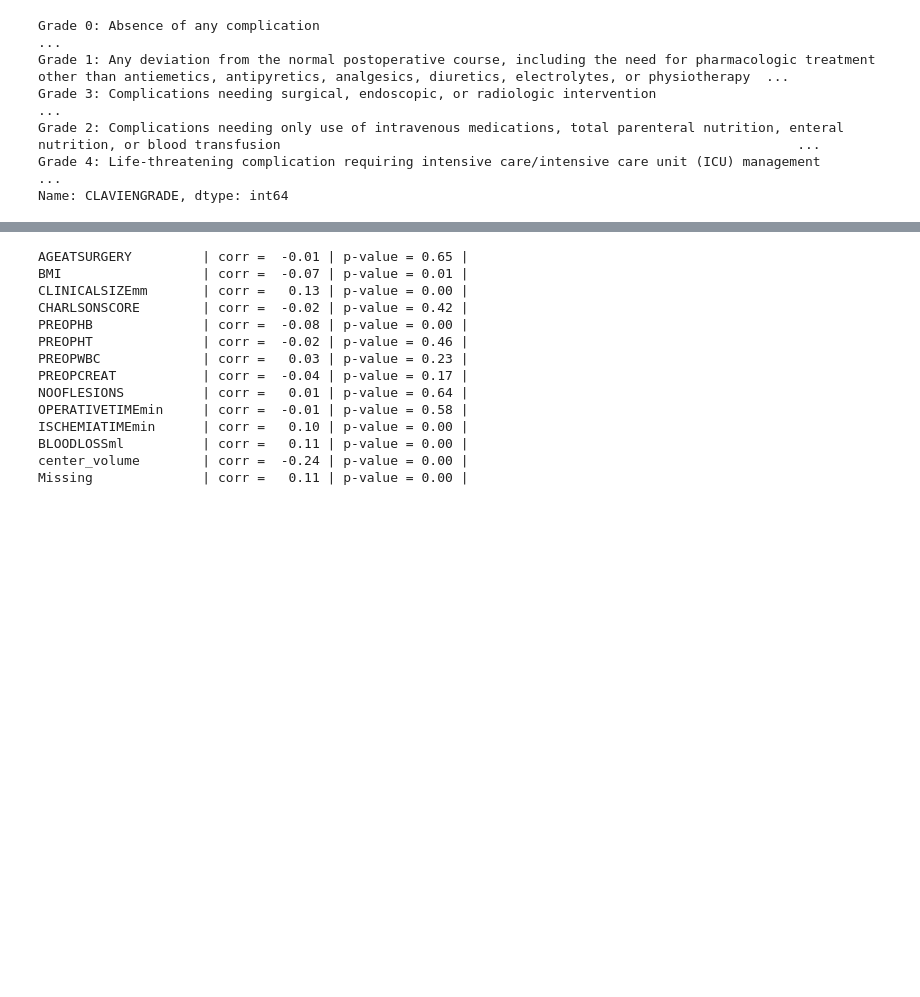
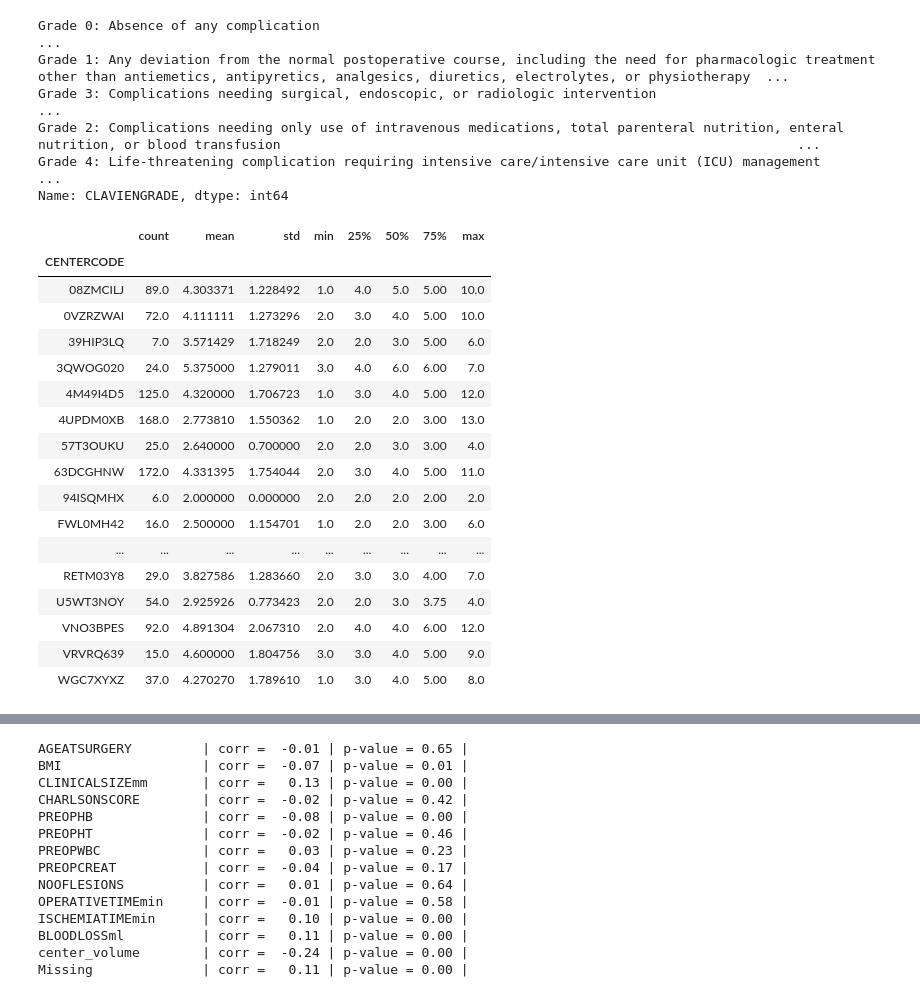
Before and after one commit to anubhav-reddy/Partial-Nephrectomy, a Jupyter notebook: Morbidity_30_days/Data Prep.ipynb, the cells around one changed output, grey strips where cells are left out. Saved outputs shown, nothing was run; the diff lists cells and outputs as text; code cells hidden in the pictures; blank space fills up the shorter version.

```diff
--- a/Morbidity_30_days/Data Prep.ipynb
+++ b/Morbidity_30_days/Data Prep.ipynb
@@ -843,7 +843,8 @@ RETM03Y8          29
 310                     1
 # %%
 traget_stats = pd.merge(df_codes[['PATIENTNUMBER','POSTOP_COMPLICATIONS','INTRAOPCOMPLICATIONS']],
-                        df_ori[['PATIENTNUMBER','SURGICALCOMPLICATIONS','NONSURGICALCOMPLICATIONS','CLAVIENGRADE','LENGTHOFSTAYdays']],
+                        df_ori[['PATIENTNUMBER','SURGICALCOMPLICATIONS','NONSURGICALCOMPLICATIONS',
+                                'CLAVIENGRADE','LENGTHOFSTAYdays', 'CENTERCODE']],
                         left_on='PATIENTNUMBER',
                         right_on='PATIENTNUMBER').copy()
 # %%
@@ -865,4 +866,25 @@ Grade 3: Complications needing surgical, endoscopic, or radiologic intervention
 Grade 2: Complications needing only use of intravenous medications, total parenteral nutrition, enteral nutrition, or blood transfusion                                                                  ...
 Grade 4: Life-threatening complication requiring intensive care/intensive care unit (ICU) management                                                                                                     ...
 Name: CLAVIENGRADE, dtype: int64
+# %%
+traget_stats.groupby('CENTERCODE')['LENGTHOFSTAYdays'].describe()
+# %% [output]
+|  | count | mean | std | min | 25% | 50% | 75% | max |
+| CENTERCODE |  |  |  |  |  |  |  |  |
+| 08ZMCILJ | 89.0 | 4.303371 | 1.228492 | 1.0 | 4.0 | 5.0 | 5.00 | 10.0 |
+| 0VZRZWAI | 72.0 | 4.111111 | 1.273296 | 2.0 | 3.0 | 4.0 | 5.00 | 10.0 |
+| 39HIP3LQ | 7.0 | 3.571429 | 1.718249 | 2.0 | 2.0 | 3.0 | 5.00 | 6.0 |
+| 3QWOG020 | 24.0 | 5.375000 | 1.279011 | 3.0 | 4.0 | 6.0 | 6.00 | 7.0 |
+| 4M49I4D5 | 125.0 | 4.320000 | 1.706723 | 1.0 | 3.0 | 4.0 | 5.00 | 12.0 |
+| 4UPDM0XB | 168.0 | 2.773810 | 1.550362 | 1.0 | 2.0 | 2.0 | 3.00 | 13.0 |
+| 57T3OUKU | 25.0 | 2.640000 | 0.700000 | 2.0 | 2.0 | 3.0 | 3.00 | 4.0 |
+| 63DCGHNW | 172.0 | 4.331395 | 1.754044 | 2.0 | 3.0 | 4.0 | 5.00 | 11.0 |
+| 94ISQMHX | 6.0 | 2.000000 | 0.000000 | 2.0 | 2.0 | 2.0 | 2.00 | 2.0 |
+| FWL0MH42 | 16.0 | 2.500000 | 1.154701 | 1.0 | 2.0 | 2.0 | 3.00 | 6.0 |
+| ... | ... | ... | ... | ... | ... | ... | ... | ... |
+| RETM03Y8 | 29.0 | 3.827586 | 1.283660 | 2.0 | 3.0 | 3.0 | 4.00 | 7.0 |
+| U5WT3NOY | 54.0 | 2.925926 | 0.773423 | 2.0 | 2.0 | 3.0 | 3.75 | 4.0 |
+| VNO3BPES | 92.0 | 4.891304 | 2.067310 | 2.0 | 4.0 | 4.0 | 6.00 | 12.0 |
+| VRVRQ639 | 15.0 | 4.600000 | 1.804756 | 3.0 | 3.0 | 4.0 | 5.00 | 9.0 |
+| WGC7XYXZ | 37.0 | 4.270270 | 1.789610 | 1.0 | 3.0 | 4.0 | 5.00 | 8.0 |
 # %%
```
Also changed, not shown: parts of 1 cell of this notebook, 1 other file.
